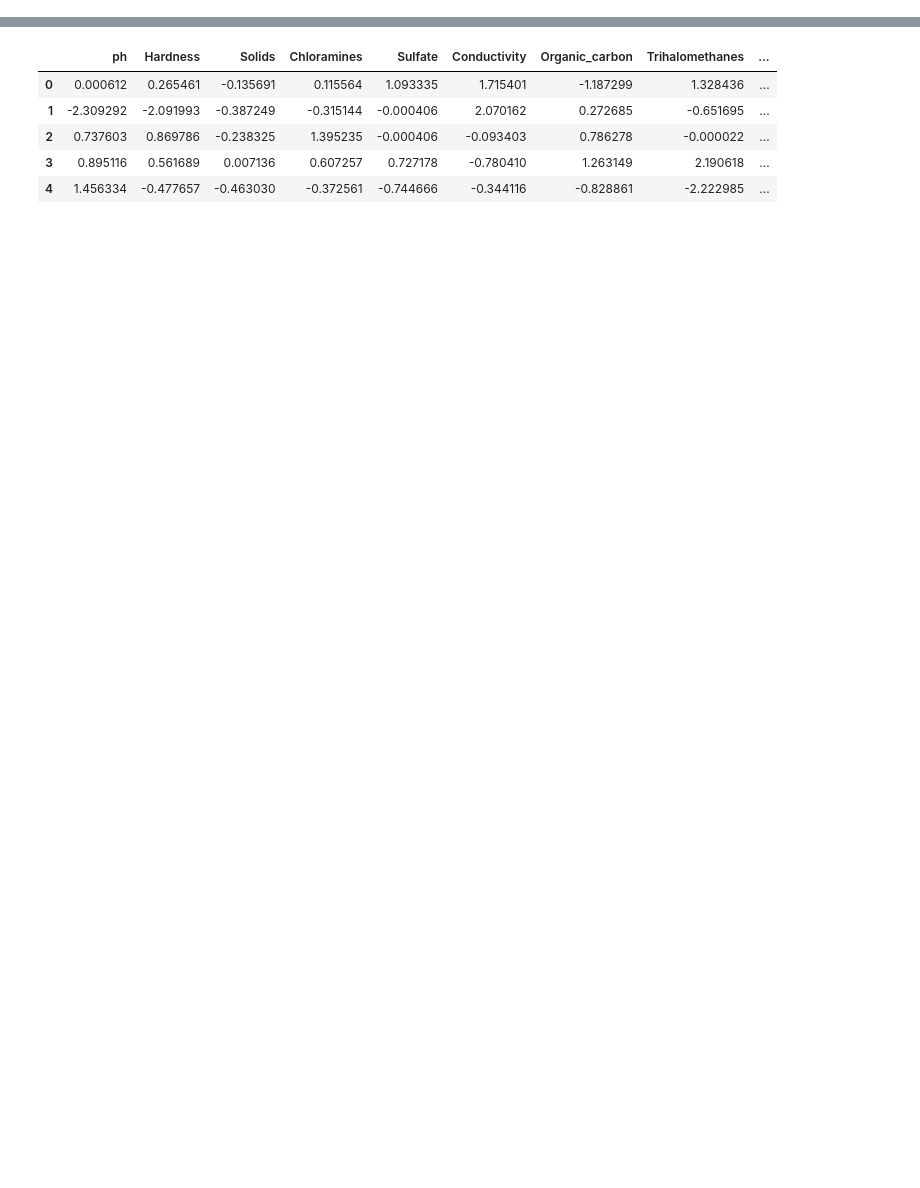
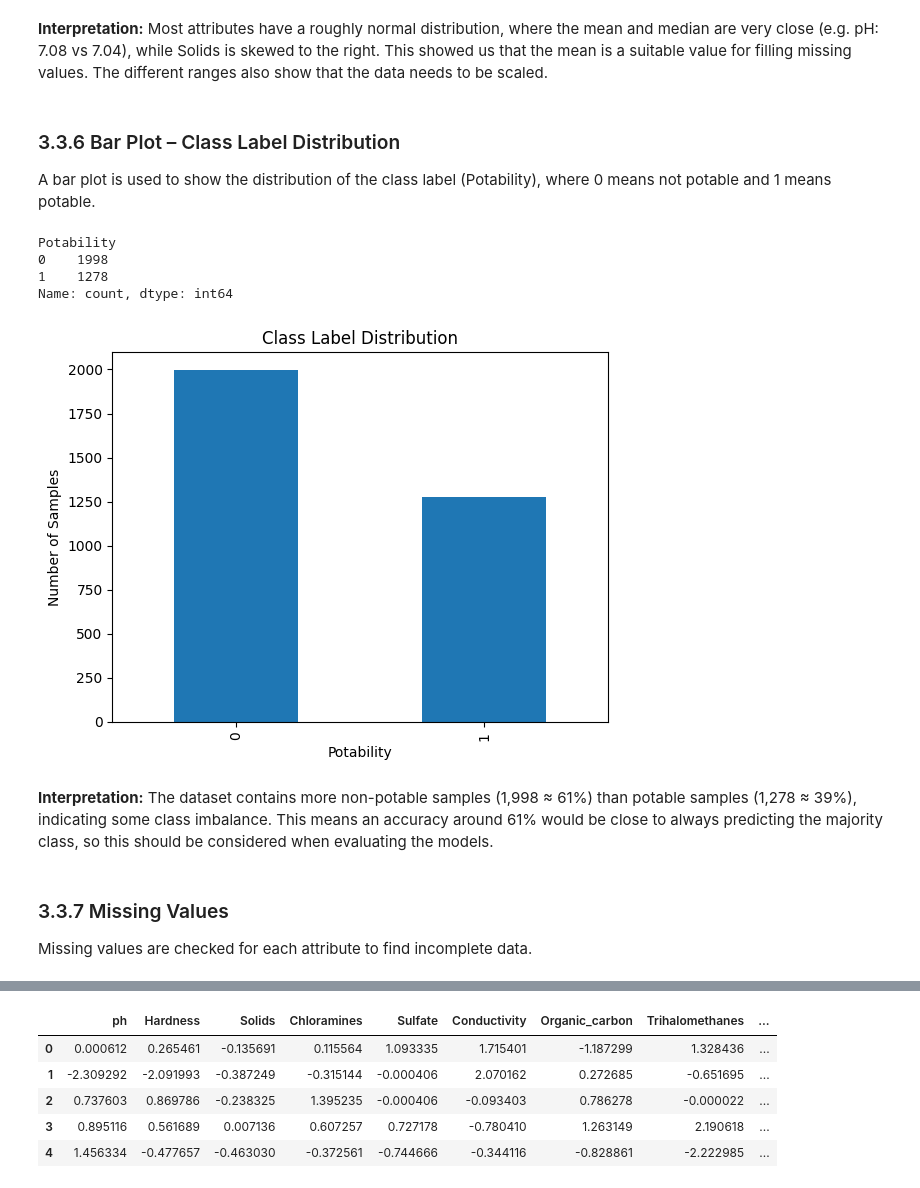
Before and after one commit to shadenaalghannam/Data_Mining_Project_Group2, a Jupyter notebook: Python Notebook/Phase3.ipynb, the cells around one changed output, grey strips where cells are left out. Drawn from its saved outputs; the diff is of its cells as text; code cells hidden in the pictures; blank space fills up the shorter version.

```diff
--- a/Python Notebook/Phase3.ipynb
+++ b/Python Notebook/Phase3.ipynb
@@ -9,0 +304,29 @@
+# %% [markdown]
+**Interpretation:**
+Most attributes have a roughly normal distribution, where the mean and median are very close (e.g. pH: 7.08 vs 7.04), while Solids is skewed to the right. This showed us that the mean is a suitable value for filling missing values. The different ranges also show that the data needs to be scaled.
+# %% [markdown]
+### 3.3.6 Bar Plot – Class Label Distribution
+
+A bar plot is used to show the distribution of the class label (Potability), where 0 means not potable and 1 means potable.
+# %%
+class_counts = df["Potability"].value_counts()
+print(class_counts)
+
+class_counts.plot(kind="bar")
+plt.xlabel("Potability")
+plt.ylabel("Number of Samples")
+plt.title("Class Label Distribution")
+plt.show()
+# %% [output]
+Potability
+0    1998
+1    1278
+Name: count, dtype: int64
+[figure, added]
+# %% [markdown]
+**Interpretation:**
+The dataset contains more non-potable samples (1,998 ≈ 61%) than potable samples (1,278 ≈ 39%), indicating some class imbalance. This means an accuracy around 61% would be close to always predicting the majority class, so this should be considered when evaluating the models.
+# %% [markdown]
+### 3.3.7 Missing Values
+
+Missing values are checked for each attribute to find incomplete data.
```
Also changed, not shown: parts of 89 cells of this notebook.
